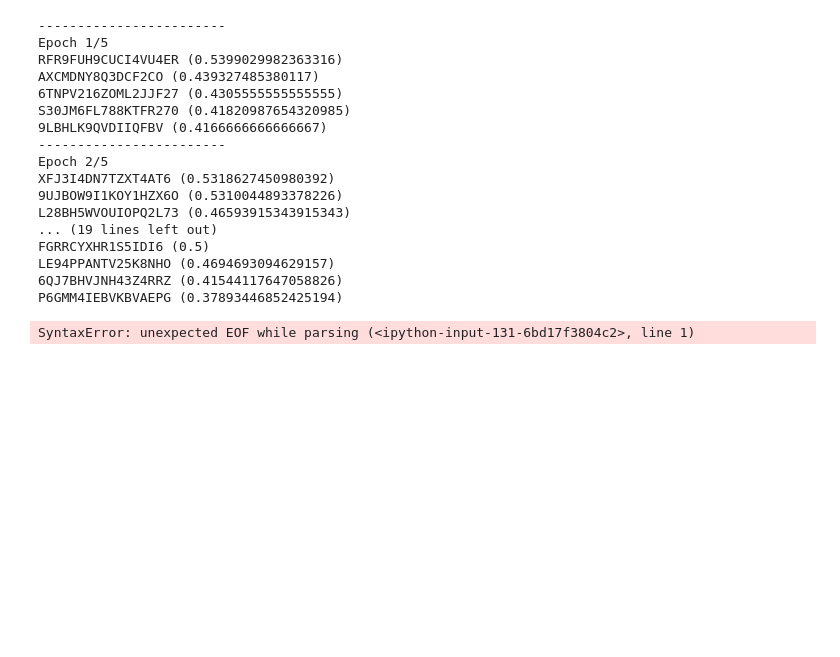
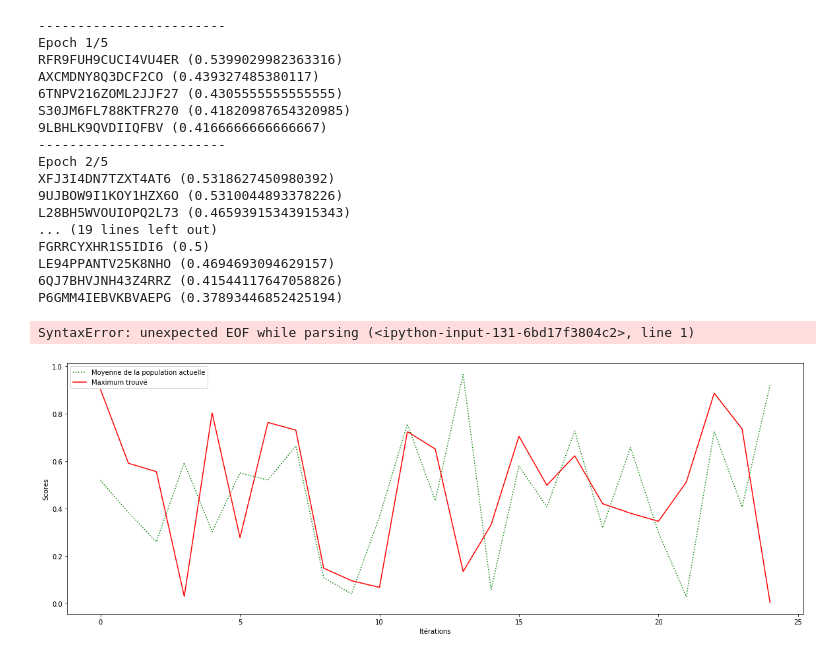
Before and after one commit to pierreelliott/genetic_algorithms, a Jupyter notebook: TP Genetic Algorithm.ipynb, the cells around one changed output. Drawn from its saved outputs; the diff is of its cells as text; code cells hidden in the pictures; blank space fills up the shorter version.

```diff
--- a/TP Genetic Algorithm.ipynb
+++ b/TP Genetic Algorithm.ipynb
@@ -99,3 +99,20 @@ P6GMM4IEBVKBVAEPG (0.37893446852425194)
 class SimpleStrategy:
 # %% [output]
 SyntaxError: unexpected EOF while parsing (<ipython-input-131-6bd17f3804c2>, line 1)
+# %%
+from random import random
+from matplotlib import pyplot as plt
+%matplotlib inline
+
+rand_list1 = [random() for i in range(25)]
+rand_list2 = [random() for i in range(25)]
+
+plt.figure(figsize=(20, 7))
+plt.plot(rand_list1, color='green', linestyle='dotted', label='Moyenne de la population actuelle')
+plt.plot(rand_list2, color='red', label='Maximum trouvé')
+plt.xlabel('Itérations')
+plt.ylabel('Scores')
+plt.legend(loc="upper left")
+plt.show()
+# %% [output]
+[figure, added]
```
